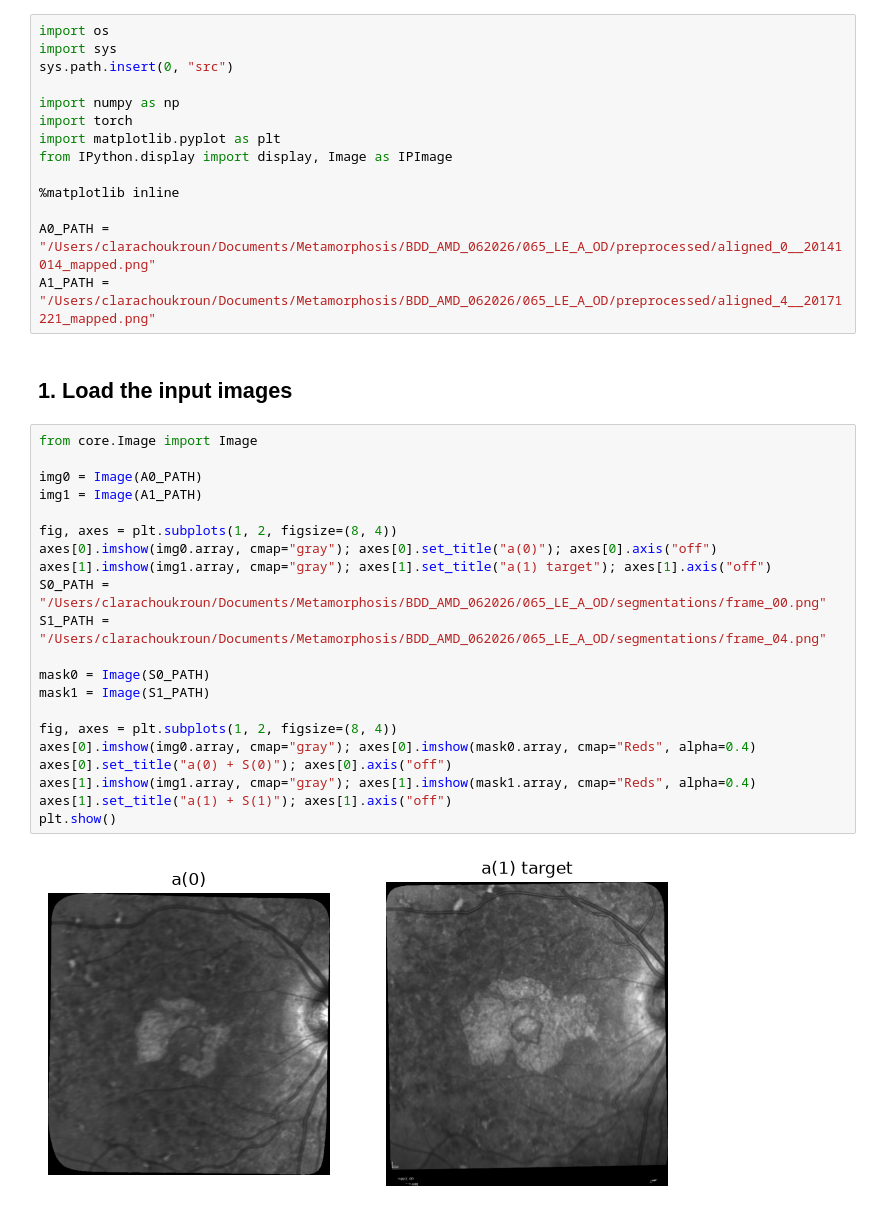
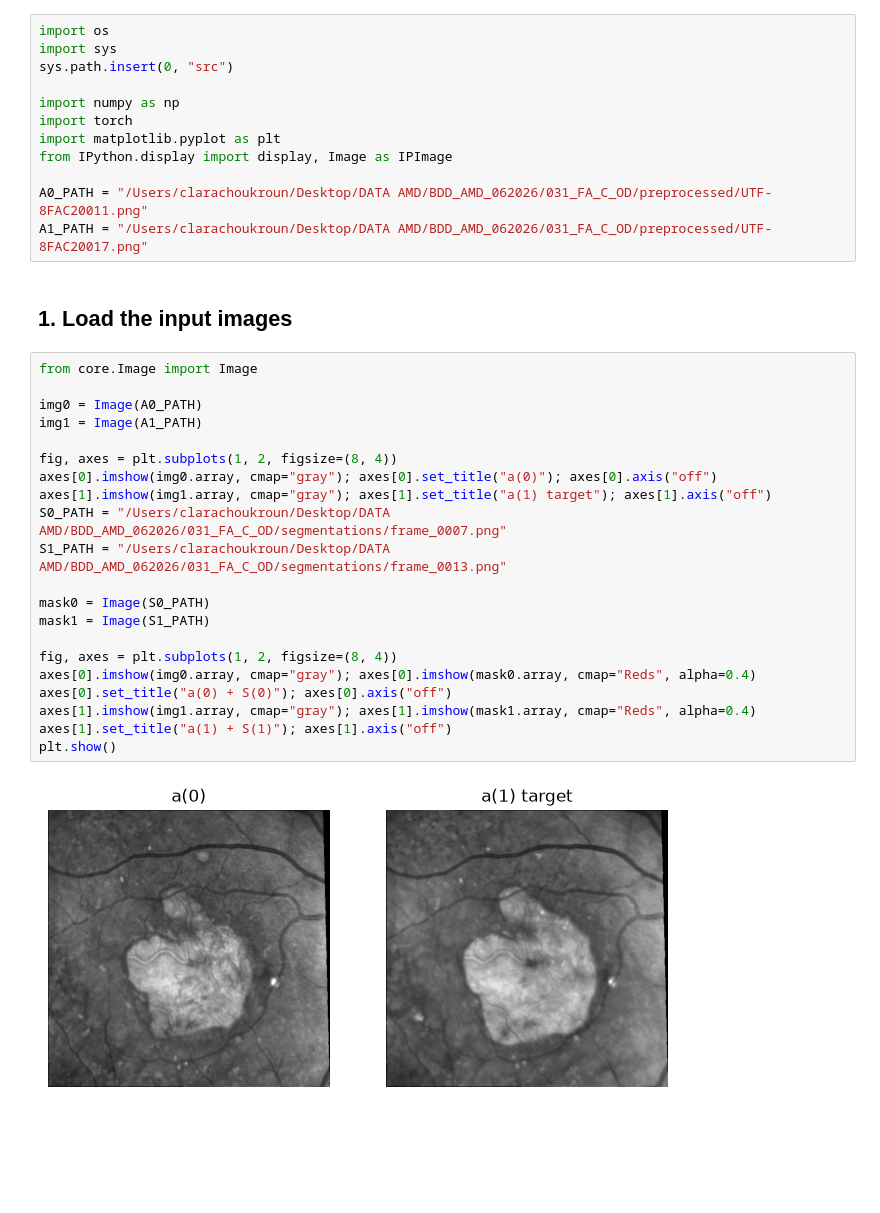
Before and after one commit to clach1506/Metamorphosis, a Jupyter notebook: 04_test_solver.ipynb, the cells around one changed output. Drawn from its saved outputs; the diff is of its cells as text; blank space fills up the shorter version.

```diff
--- a/04_test_solver.ipynb
+++ b/04_test_solver.ipynb
@@ -23,32 +23,30 @@ import torch
 import matplotlib.pyplot as plt
 from IPython.display import display, Image as IPImage
 
-%matplotlib inline
-
-A0_PATH = "/Users/clarachoukroun/Documents/Metamorphosis/BDD_AMD_062026/065_LE_A_OD/preprocessed/aligned_0__20141014_mapped.png"
-A1_PATH = "/Users/clarachoukroun/Documents/Metamorphosis/BDD_AMD_062026/065_LE_A_OD/preprocessed/aligned_4__20171221_mapped.png"
+A0_PATH = "/Users/clarachoukroun/Desktop/DATA AMD/BDD_AMD_062026/031_FA_C_OD/preprocessed/UTF-8FAC20011.png"
+A1_PATH = "/Users/clarachoukroun/Desktop/DATA AMD/BDD_AMD_062026/031_FA_C_OD/preprocessed/UTF-8FAC20017.png"
 # %% [markdown]
 ## 1. Load the input images
 # %%
 from core.Image import Image
 
 img0 = Image(A0_PATH)
 img1 = Image(A1_PATH)
 
 fig, axes = plt.subplots(1, 2, figsize=(8, 4))
 axes[0].imshow(img0.array, cmap="gray"); axes[0].set_title("a(0)"); axes[0].axis("off")
 axes[1].imshow(img1.array, cmap="gray"); axes[1].set_title("a(1) target"); axes[1].axis("off")
-S0_PATH = "/Users/clarachoukroun/Documents/Metamorphosis/BDD_AMD_062026/065_LE_A_OD/segmentations/frame_00.png"
-S1_PATH = "/Users/clarachoukroun/Documents/Metamorphosis/BDD_AMD_062026/065_LE_A_OD/segmentations/frame_04.png"
+S0_PATH = "/Users/clarachoukroun/Desktop/DATA AMD/BDD_AMD_062026/031_FA_C_OD/segmentations/frame_0007.png"
+S1_PATH = "/Users/clarachoukroun/Desktop/DATA AMD/BDD_AMD_062026/031_FA_C_OD/segmentations/frame_0013.png"
 
 mask0 = Image(S0_PATH)
 mask1 = Image(S1_PATH)
 
 fig, axes = plt.subplots(1, 2, figsize=(8, 4))
 axes[0].imshow(img0.array, cmap="gray"); axes[0].imshow(mask0.array, cmap="Reds", alpha=0.4)
 axes[0].set_title("a(0) + S(0)"); axes[0].axis("off")
 axes[1].imshow(img1.array, cmap="gray"); axes[1].imshow(mask1.array, cmap="Reds", alpha=0.4)
 axes[1].set_title("a(1) + S(1)"); axes[1].axis("off")
 plt.show()
 # %% [output]
-[figure, old version]
+[figure, new version]
```
Also changed, not shown: parts of 8 cells of this notebook, 20 other files.
